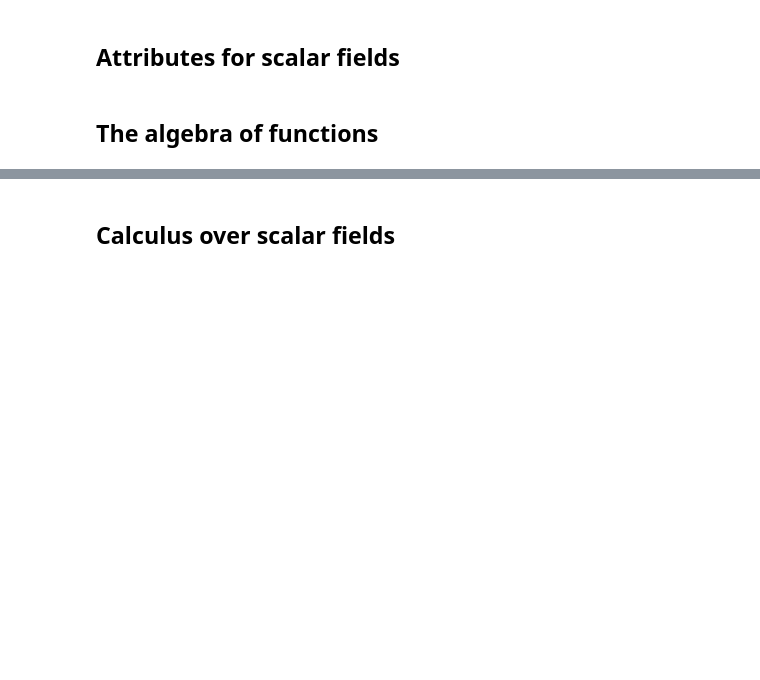
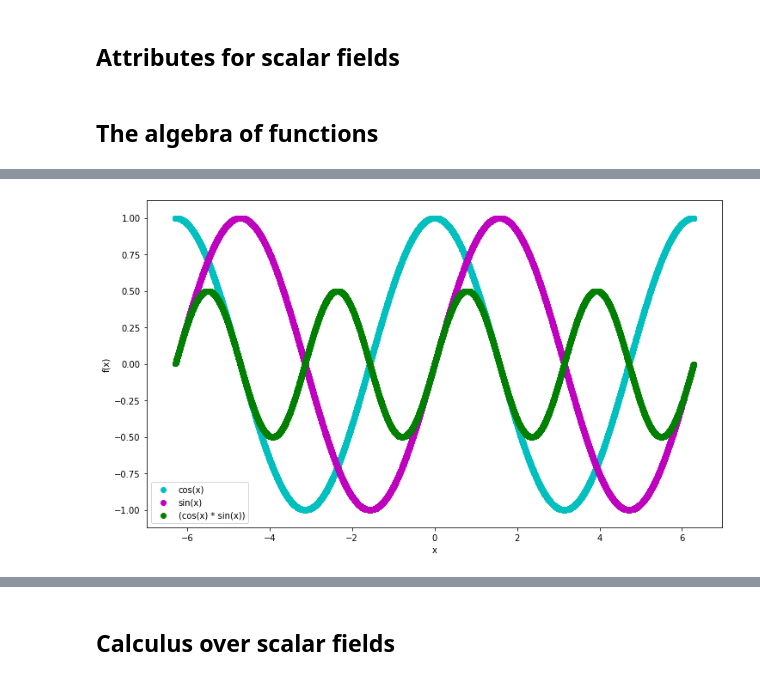
Before and after one commit to infophysics/EntropicTrajectories, a Jupyter notebook: notebooks/Scalar Fields.ipynb, the cells around one changed output, grey strips where cells are left out. Drawn from its saved outputs; the diff is of its cells as text; code cells hidden in the pictures; blank space fills up the shorter version.

```diff
--- a/notebooks/Scalar Fields.ipynb
+++ b/notebooks/Scalar Fields.ipynb
@@ -27,0 +145,4 @@ g = UGrid(x)
+# %%
+# We can also multiply two scalar fields
+S5 = S1 * S2
+print(S5)
@@ -27,0 +157,14 @@ g = UGrid(x)
+# %%
+# The result is
+f5 = S5.get_field()
+
+fig,axs = plt.subplots(figsize=(12,7))
+axs.scatter(x,f1,color='c',label=S1.get_name())
+axs.scatter(x,f2,color='m',label=S2.get_name())
+axs.scatter(x,f5,color='g',label=S5.get_name())
+axs.set_xlabel('x')
+axs.set_ylabel('f(x)')
+plt.legend()
+plt.show()
+# %% [output]
+[figure, added]
```
Also changed, not shown: parts of 14 cells of this notebook, 7 other files.
